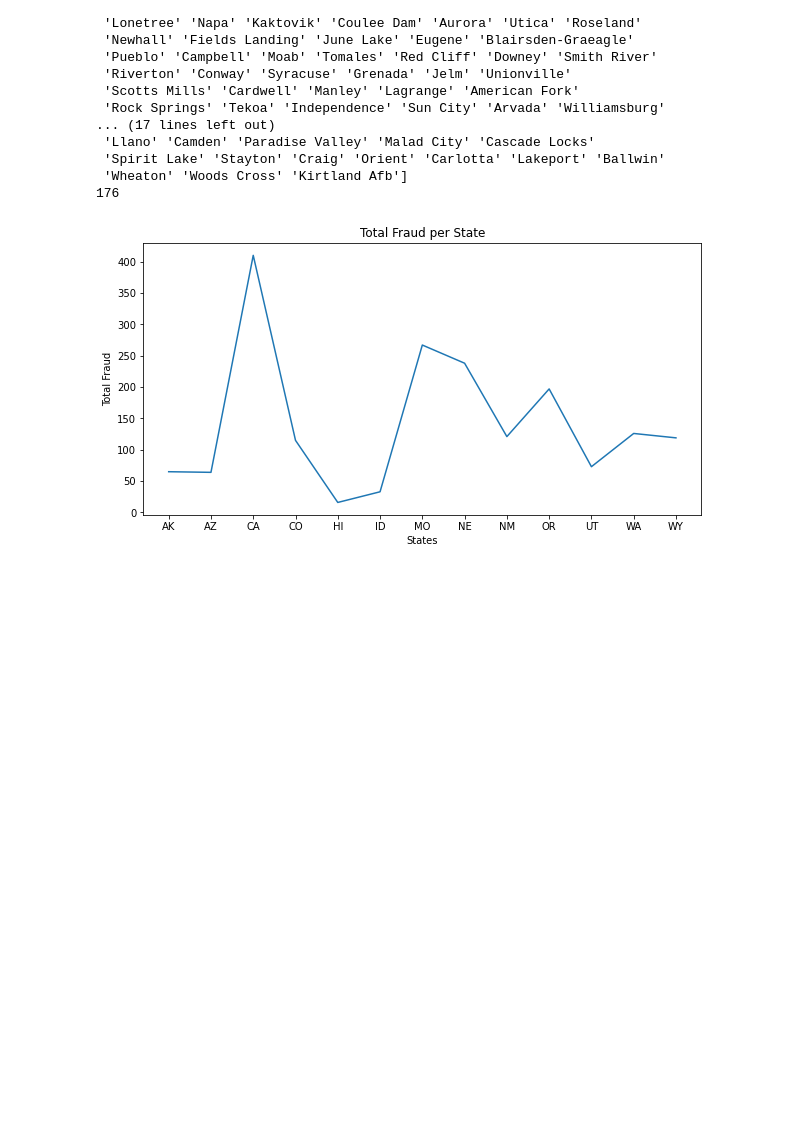
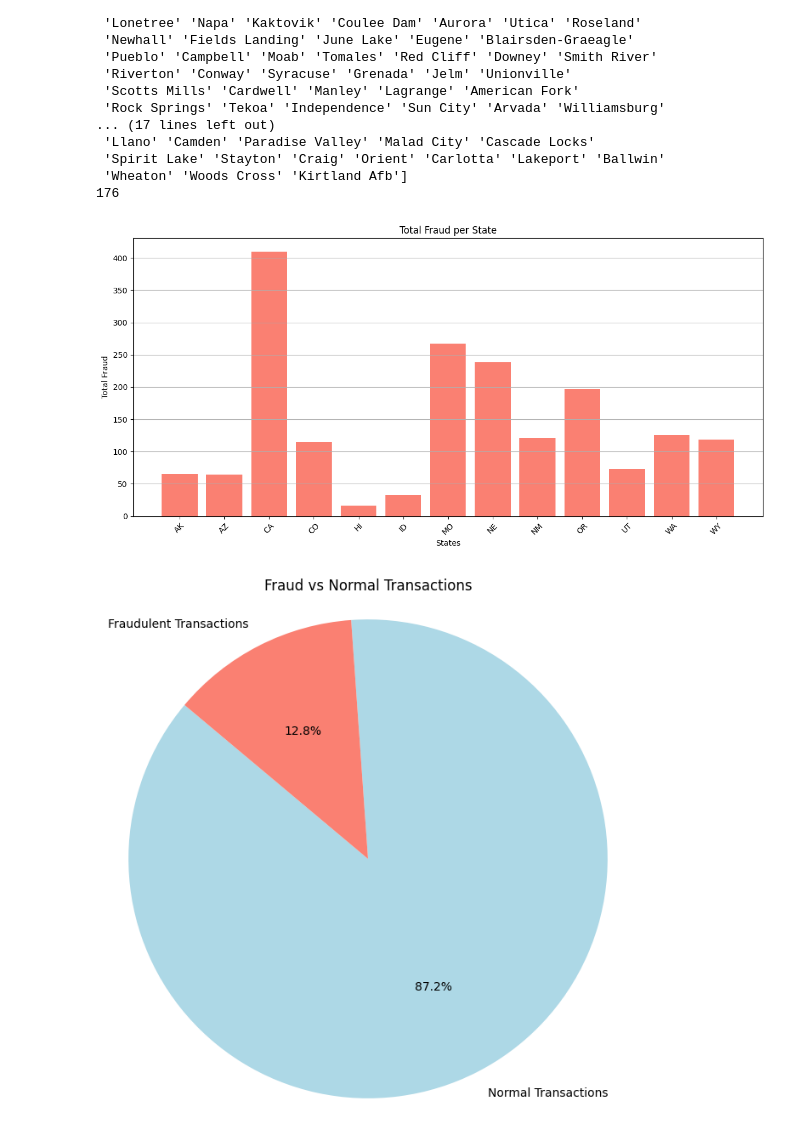
Before and after one commit to crouchbindcommit/credit-frauder, a Jupyter notebook: credit-card-fraud-detect.ipynb, the cells around one changed output. Cells and saved outputs as stored; diff of their text form; code cells hidden in the pictures; blank space fills up the shorter version.

Commit message:
w data modeling

```diff
--- a/credit-card-fraud-detect.ipynb
+++ b/credit-card-fraud-detect.ipynb
@@ -107,37 +107,46 @@ print(len(data_drop['city'].unique()))
  'Wheaton' 'Woods Cross' 'Kirtland Afb']
 176
 # %%
-#How many fraudulent transactions are in each of the states provided in the dataset
+import pandas as pd
+import matplotlib.pyplot as plt
 
-#make data frame
+# Assuming data_drop is already defined and contains the necessary data
 df = pd.DataFrame(data_drop)
 
-#cleaning our fraud data
-#we found out that some of the values in the 'is_fraud' feature
-#contains strings of dates
-#the fraud feature itself is a string as well
-
-#first we see what how many values are in each unique 'is_fraud'
+# Cleaning our fraud data
+# Check the unique values in 'is_fraud' feature
 unique = df['is_fraud'].value_counts()
 # print(unique)
 
-#drop rows were the 'is_fraud' column contains a string date
+# Drop rows where the 'is_fraud' column contains a string date
 df = df[df['is_fraud'].isin(['0', '1'])]
 
-#data fraud make into integer
+# Convert 'is_fraud' to integer
 df['is_fraud'] = df['is_fraud'].astype(int)
 
-#line graph of states and fraud
-states = df['state'].unique()
-
+# Bar graph of states and fraud
 total_fraud_per_state = df.groupby('state')['is_fraud'].sum().reset_index()
 
-plt.figure(figsize=(10, 5))
-plt.plot(total_fraud_per_state['state'], total_fraud_per_state['is_fraud'])
-
+plt.figure(figsize=(12, 6))
+plt.bar(total_fraud_per_state['state'], total_fraud_per_state['is_fraud'], color='salmon')
 plt.title('Total Fraud per State')
 plt.xlabel('States')
 plt.ylabel('Total Fraud')
+plt.xticks(rotation=45)  # Rotate x-axis labels for better readability
+plt.grid(axis='y')  # Add gridlines for better readability of values
+plt.tight_layout()  # Adjust layout to prevent clipping of tick-labels
 plt.show()
+
+# Pie chart showing the amount of fraud vs normal transactions
+fraud_counts = df['is_fraud'].value_counts()
+labels = ['Normal Transactions', 'Fraudulent Transactions']
+sizes = [fraud_counts.get(0, 0), fraud_counts.get(1, 0)]  # Get counts of 0 and 1
+
+plt.figure(figsize=(8, 8))
+plt.pie(sizes, labels=labels, autopct='%1.1f%%', startangle=140, colors=['lightblue', 'salmon'])
+plt.title('Fraud vs Normal Transactions')
+plt.axis('equal')  # Equal aspect ratio ensures that pie chart is circular.
+plt.show()
 # %% [output]
-[figure, old version]
+[figure, new version]
+[figure, added]
```
Also changed, not shown: parts of 3 cells of this notebook.
